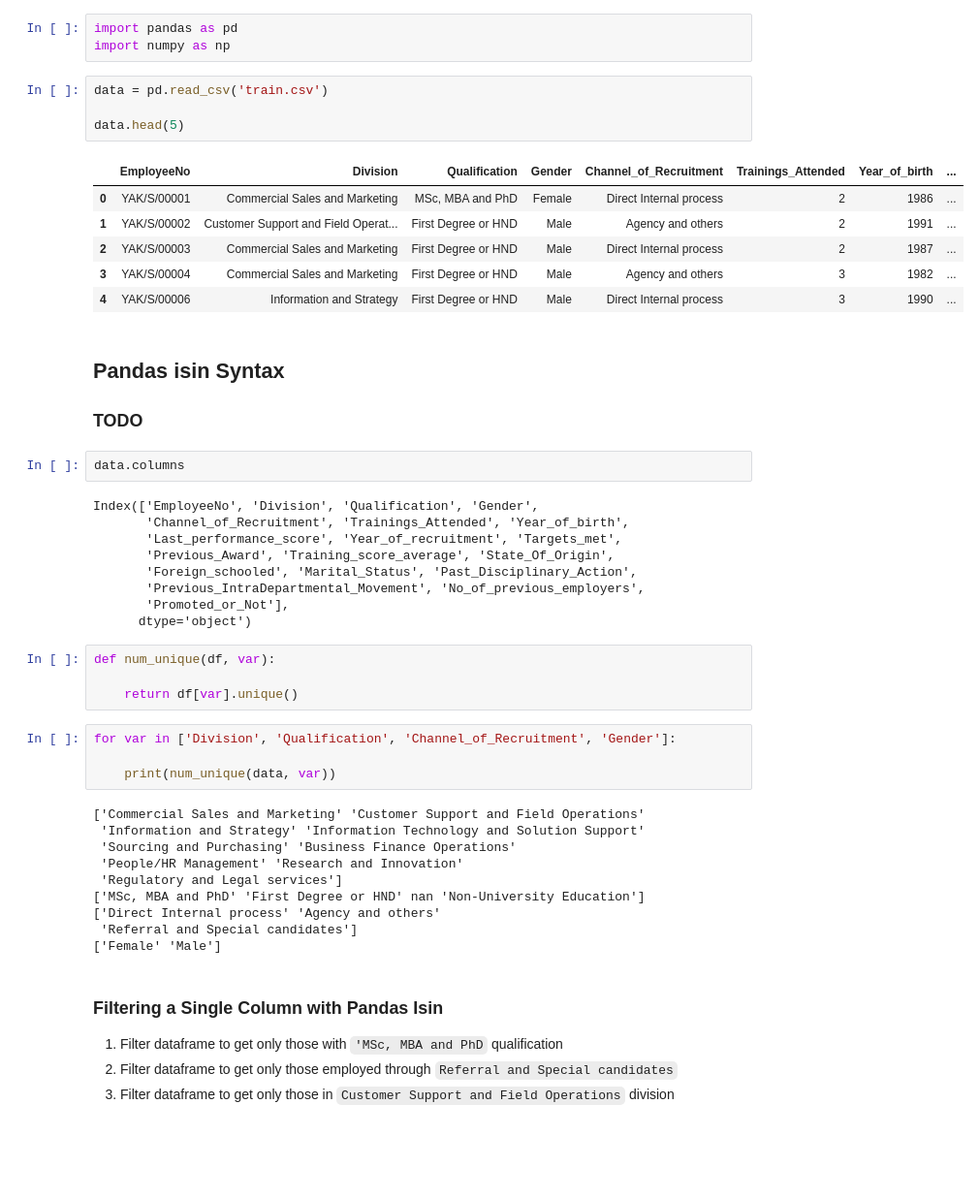
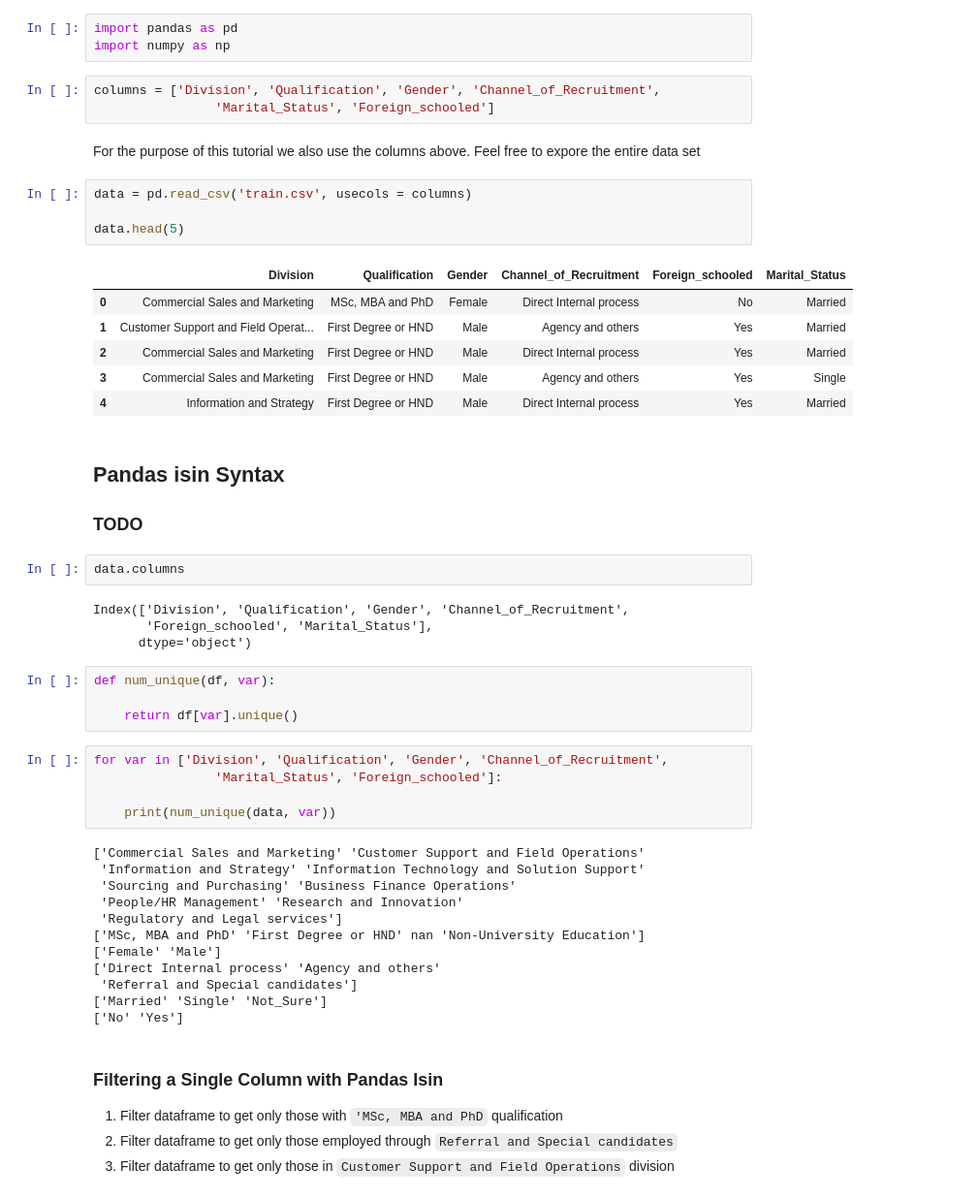
Before and after one commit to Arnold-git/Technical-Writing, a Jupyter notebook: Pandas isin method/pandas-isin-method.ipynb, the cells around one changed output. Shown at 97% size. Drawn from its saved outputs; the diff is of its cells as text; blank space fills up the shorter version.

```diff
--- a/Pandas isin method/pandas-isin-method.ipynb
+++ b/Pandas isin method/pandas-isin-method.ipynb
@@ -1,17 +1,22 @@
 # %%
 import pandas as pd
 import numpy as np
+# %%
+columns = ['Division', 'Qualification', 'Gender', 'Channel_of_Recruitment',
+                'Marital_Status', 'Foreign_schooled']
+# %% [markdown]
+For the purpose of this tutorial we also use the columns above. Feel free to expore the entire data set
 # %%
-data = pd.read_csv('train.csv')
+data = pd.read_csv('train.csv', usecols = columns)
 
 data.head(5)
 # %% [output]
-|  | EmployeeNo | Division | Qualification | Gender | Channel_of_Recruitment | Trainings_Attended | Year_of_birth | ... |
-| 0 | YAK/S/00001 | Commercial Sales and Marketing | MSc, MBA and PhD | Female | Direct Internal process | 2 | 1986 | ... |
-| 1 | YAK/S/00002 | Customer Support and Field Operat... | First Degree or HND | Male | Agency and others | 2 | 1991 | ... |
-| 2 | YAK/S/00003 | Commercial Sales and Marketing | First Degree or HND | Male | Direct Internal process | 2 | 1987 | ... |
-| 3 | YAK/S/00004 | Commercial Sales and Marketing | First Degree or HND | Male | Agency and others | 3 | 1982 | ... |
-| 4 | YAK/S/00006 | Information and Strategy | First Degree or HND | Male | Direct Internal process | 3 | 1990 | ... |
+|  | Division | Qualification | Gender | Channel_of_Recruitment | Foreign_schooled | Marital_Status |
+| 0 | Commercial Sales and Marketing | MSc, MBA and PhD | Female | Direct Internal process | No | Married |
+| 1 | Customer Support and Field Operat... | First Degree or HND | Male | Agency and others | Yes | Married |
+| 2 | Commercial Sales and Marketing | First Degree or HND | Male | Direct Internal process | Yes | Married |
+| 3 | Commercial Sales and Marketing | First Degree or HND | Male | Agency and others | Yes | Single |
+| 4 | Information and Strategy | First Degree or HND | Male | Direct Internal process | Yes | Married |
 # %% [markdown]
 ## Pandas isin Syntax
 
@@ -19,20 +24,16 @@ data.head(5)
 # %%
 data.columns
 # %% [output]
-Index(['EmployeeNo', 'Division', 'Qualification', 'Gender',
-       'Channel_of_Recruitment', 'Trainings_Attended', 'Year_of_birth',
-       'Last_performance_score', 'Year_of_recruitment', 'Targets_met',
-       'Previous_Award', 'Training_score_average', 'State_Of_Origin',
-       'Foreign_schooled', 'Marital_Status', 'Past_Disciplinary_Action',
-       'Previous_IntraDepartmental_Movement', 'No_of_previous_employers',
-       'Promoted_or_Not'],
+Index(['Division', 'Qualification', 'Gender', 'Channel_of_Recruitment',
+       'Foreign_schooled', 'Marital_Status'],
       dtype='object')
 # %%
 def num_unique(df, var):
 
     return df[var].unique()
 # %%
-for var in ['Division', 'Qualification', 'Channel_of_Recruitment', 'Gender']:
+for var in ['Division', 'Qualification', 'Gender', 'Channel_of_Recruitment',
+                'Marital_Status', 'Foreign_schooled']:
 
     print(num_unique(data, var))
 # %% [output]
@@ -42,9 +43,11 @@ for var in ['Division', 'Qualification', 'Channel_of_Recruitment', 'Gender']:
  'People/HR Management' 'Research and Innovation'
  'Regulatory and Legal services']
 ['MSc, MBA and PhD' 'First Degree or HND' nan 'Non-University Education']
+['Female' 'Male']
 ['Direct Internal process' 'Agency and others'
  'Referral and Special candidates']
-['Female' 'Male']
+['Married' 'Single' 'Not_Sure']
+['No' 'Yes']
 # %% [markdown]
 ### Filtering a Single Column with Pandas Isin
 
```
Also changed, not shown: parts of 14 cells of this notebook.
